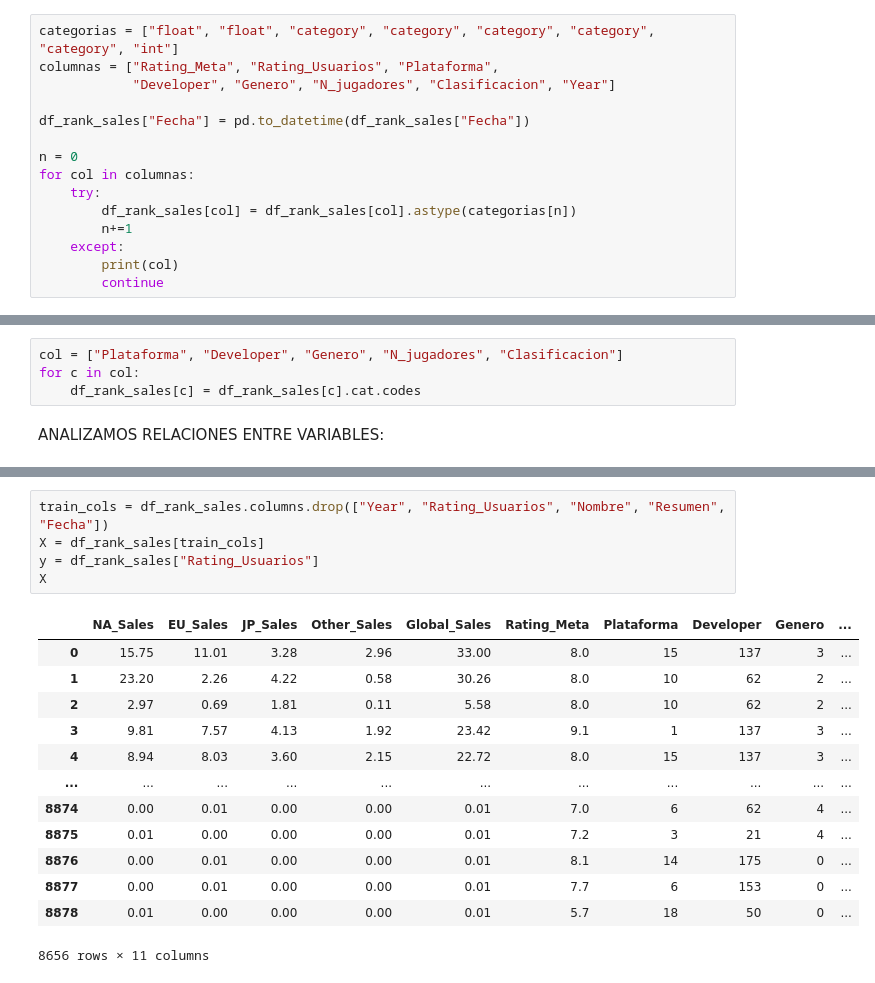
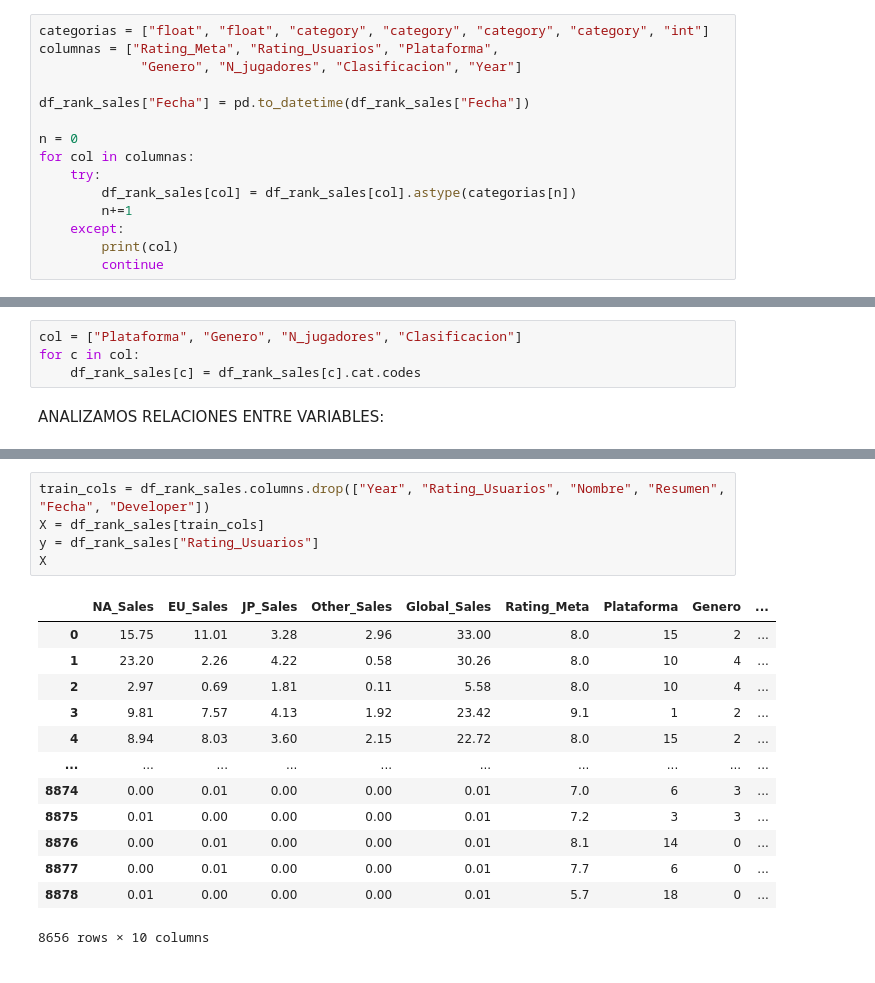
Before and after one commit to k-i-r-b-y/Proyecto-IMT2200-Crypto_world_fluctuation, a Jupyter notebook: proyecto_cd.ipynb, the cells around one changed output, grey strips where cells are left out. Drawn from its saved outputs; the diff is of its cells as text.

```diff
--- a/proyecto_cd.ipynb
+++ b/proyecto_cd.ipynb
@@ -129,7 +155,7 @@ Cambiamos los tipos de datos
 # %%
-categorias = ["float", "float", "category", "category", "category", "category", "category", "int"]
+categorias = ["float", "float", "category", "category", "category", "category", "int"]
 columnas = ["Rating_Meta", "Rating_Usuarios", "Plataforma",
-            "Developer", "Genero", "N_jugadores", "Clasificacion", "Year"]
+             "Genero", "N_jugadores", "Clasificacion", "Year"]
 
 df_rank_sales["Fecha"] = pd.to_datetime(df_rank_sales["Fecha"])
 
@@ -309,7 +384,7 @@ df_rank_sales.head()
 # %% [markdown]
 transformamos los datos categoricos a datos numericos para ser considerados en nuestro modelo
 # %%
-col = ["Plataforma", "Developer", "Genero", "N_jugadores", "Clasificacion"]
+col = ["Plataforma", "Genero", "N_jugadores", "Clasificacion"]
 for c in col:
     df_rank_sales[c] = df_rank_sales[c].cat.codes
 # %% [markdown]
@@ -338,19 +403,19 @@ plt.show()
 # %%
-train_cols = df_rank_sales.columns.drop(["Year", "Rating_Usuarios", "Nombre", "Resumen", "Fecha"])
+train_cols = df_rank_sales.columns.drop(["Year", "Rating_Usuarios", "Nombre", "Resumen", "Fecha", "Developer"])
 X = df_rank_sales[train_cols]
 y = df_rank_sales["Rating_Usuarios"]
 X
 # %% [output]
-|  | NA_Sales | EU_Sales | JP_Sales | Other_Sales | Global_Sales | Rating_Meta | Plataforma | Developer | Genero | ... |
-| 0 | 15.75 | 11.01 | 3.28 | 2.96 | 33.00 | 8.0 | 15 | 137 | 3 | ... |
-| 1 | 23.20 | 2.26 | 4.22 | 0.58 | 30.26 | 8.0 | 10 | 62 | 2 | ... |
-| 2 | 2.97 | 0.69 | 1.81 | 0.11 | 5.58 | 8.0 | 10 | 62 | 2 | ... |
-| 3 | 9.81 | 7.57 | 4.13 | 1.92 | 23.42 | 9.1 | 1 | 137 | 3 | ... |
-| 4 | 8.94 | 8.03 | 3.60 | 2.15 | 22.72 | 8.0 | 15 | 137 | 3 | ... |
-| ... | ... | ... | ... | ... | ... | ... | ... | ... | ... | ... |
-| 8874 | 0.00 | 0.01 | 0.00 | 0.00 | 0.01 | 7.0 | 6 | 62 | 4 | ... |
-| 8875 | 0.01 | 0.00 | 0.00 | 0.00 | 0.01 | 7.2 | 3 | 21 | 4 | ... |
-| 8876 | 0.00 | 0.01 | 0.00 | 0.00 | 0.01 | 8.1 | 14 | 175 | 0 | ... |
-| 8877 | 0.00 | 0.01 | 0.00 | 0.00 | 0.01 | 7.7 | 6 | 153 | 0 | ... |
-| 8878 | 0.01 | 0.00 | 0.00 | 0.00 | 0.01 | 5.7 | 18 | 50 | 0 | ... |
+|  | NA_Sales | EU_Sales | JP_Sales | Other_Sales | Global_Sales | Rating_Meta | Plataforma | Genero | ... |
+| 0 | 15.75 | 11.01 | 3.28 | 2.96 | 33.00 | 8.0 | 15 | 2 | ... |
+| 1 | 23.20 | 2.26 | 4.22 | 0.58 | 30.26 | 8.0 | 10 | 4 | ... |
+| 2 | 2.97 | 0.69 | 1.81 | 0.11 | 5.58 | 8.0 | 10 | 4 | ... |
+| 3 | 9.81 | 7.57 | 4.13 | 1.92 | 23.42 | 9.1 | 1 | 2 | ... |
+| 4 | 8.94 | 8.03 | 3.60 | 2.15 | 22.72 | 8.0 | 15 | 2 | ... |
+| ... | ... | ... | ... | ... | ... | ... | ... | ... | ... |
+| 8874 | 0.00 | 0.01 | 0.00 | 0.00 | 0.01 | 7.0 | 6 | 3 | ... |
+| 8875 | 0.01 | 0.00 | 0.00 | 0.00 | 0.01 | 7.2 | 3 | 3 | ... |
+| 8876 | 0.00 | 0.01 | 0.00 | 0.00 | 0.01 | 8.1 | 14 | 0 | ... |
+| 8877 | 0.00 | 0.01 | 0.00 | 0.00 | 0.01 | 7.7 | 6 | 0 | ... |
+| 8878 | 0.01 | 0.00 | 0.00 | 0.00 | 0.01 | 5.7 | 18 | 0 | ... |
-8656 rows × 11 columns
+8656 rows × 10 columns
```
Also changed, not shown: parts of 55 cells of this notebook.
